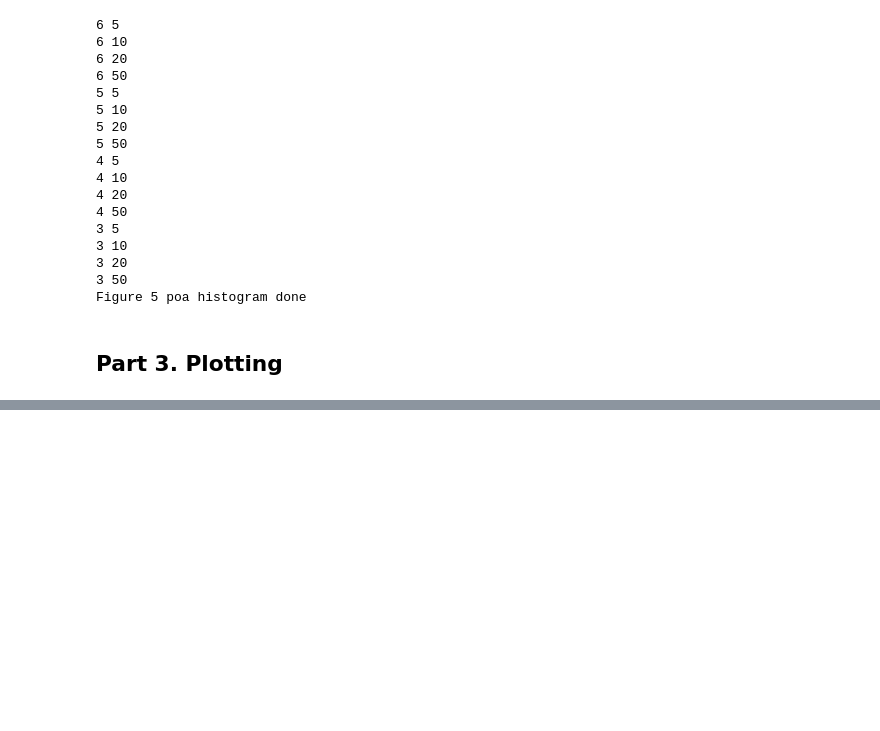
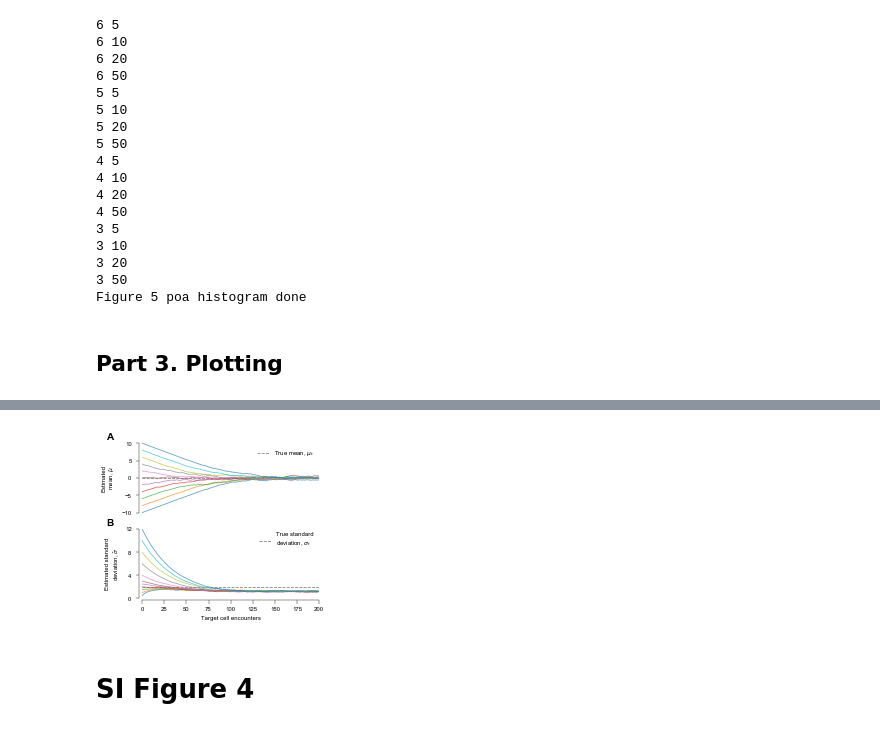
Before and after one commit to ywqin/paper-innate-immune-adaptation, a Jupyter notebook: figures.ipynb, the cells around one changed output, grey strips where cells are left out. Cells and saved outputs as stored; diff of their text form; code cells hidden in the pictures; blank space fills up the shorter version.

Commit message:
add SI figures code

```diff
--- a/figures.ipynb
+++ b/figures.ipynb
@@ -1145,0 +1200,74 @@ step4
+# %%
+# Fig 1 Code 2/2 plottting
+
+alpha = 10  # 5
+kappa = 20  # 10
+m_env = 0
+var_env = 4
+num_encounter = 200
+
+initial_means = np.arange(-10, 11, 2)
+initial_std = 1
+num_means = len(initial_means)
+
+initial_mean = 5
+initial_stds = [0.5, 1, 1.5, 2, 2.5, 3, 4, 6, 8, 10, 12]
+num_stds = len(initial_stds)
+
+# read data
+data = pd.read_csv('%sSI3_estimated_mean_std_alpha%d.csv.gz' %
+                   (DATA_FOLDER, 10), compression='gzip')
+
+# Plotting -----------------------------------------------
+# fig = plt.figure(figsize=(SINGLE_COLUMN, SINGLE_COLUMN*0.85))
+# plt.rc('font', size=LABEL_SIZE, family=FAMILY)
+# ax1 = fig.add_axes([0.23, 0.57, 0.735, 0.36])
+# ax2 = fig.add_axes([0.23, 0.125, 0.735, 0.36])
+
+fig = plt.figure(figsize=(SINGLE_COLUMN, SINGLE_COLUMN*0.8))
+
+ax1 = fig.add_axes([0.20, 0.57, 0.735, 0.36])
+ax1.spines['right'].set_visible(False)
+ax1.spines['top'].set_visible(False)
+ax1.spines['bottom'].set_visible(False)
+ax1.axes.get_xaxis().set_visible(False)
+ax1.spines['left'].set_position(('axes', -0.02))
+ax1.set_xlim([0, num_encounter])
+ax1.set_ylim([-10, 10])
+ax1.set_yticks([-10, -5, 0, 5, 10])
+ax1.set_ylabel(ESTD_MEAN_LABEL, fontsize=LABEL_SIZE)
+ax1.text(-0.2, 1.05, string.ascii_uppercase[0],
+         transform=ax1.transAxes, size=SUBLABEL_SIZE, weight='bold')
+ax1.axhline(0.0, label=TRUE_MEAN_LABEL, **DASH_STYLE)
+
+ax2 = fig.add_axes([0.20, 0.125, 0.735, 0.36])
+ax2.spines['right'].set_visible(False)
+ax2.spines['top'].set_visible(False)
+ax2.spines['bottom'].set_position(('axes', -0.02))
+ax2.spines['left'].set_position(('axes', -0.02))
+ax2.set_xlim([0, num_encounter])
+ax2.set_ylim([0, 12])
+ax2.set_yticks([0, 4, 8, 12])
+ax2.set_xlabel(ENCOUNTER_LABEL, fontsize=LABEL_SIZE)
+ax2.set_ylabel(ESTD_STD_LABEL, fontsize=LABEL_SIZE)
+ax2.text(-0.2, 1.05, string.ascii_uppercase[1],
+         transform=ax2.transAxes, size=SUBLABEL_SIZE, weight='bold')
+ax2.axhline(math.sqrt(var_env), label=TRUE_STD_LABEL, **DASH_STYLE)
+ax1.legend(loc='upper right', frameon=False)
+ax2.legend(loc='upper right', frameon=False)
+
+# Case 1 different means and same variance ---------------
+for j_mu in range(num_means):
+    ax1.plot(data['mean%d' % j_mu], alpha=0.7)
+
+# Case 2 initial same mu and different var ---------------
+for j_std in range(num_means, num_means+num_stds):
+    ax2.plot(data['std%d' % j_std], alpha=0.7)
+
+plt.savefig('figSI3-adaptation-static.pdf', format='pdf', dpi=300)
+plt.show()
+plt.close()
+# %% [output]
+[figure, added]
+# %% [markdown]
+# SI Figure 4
```
Also changed, not shown: parts of 13 cells of this notebook.
